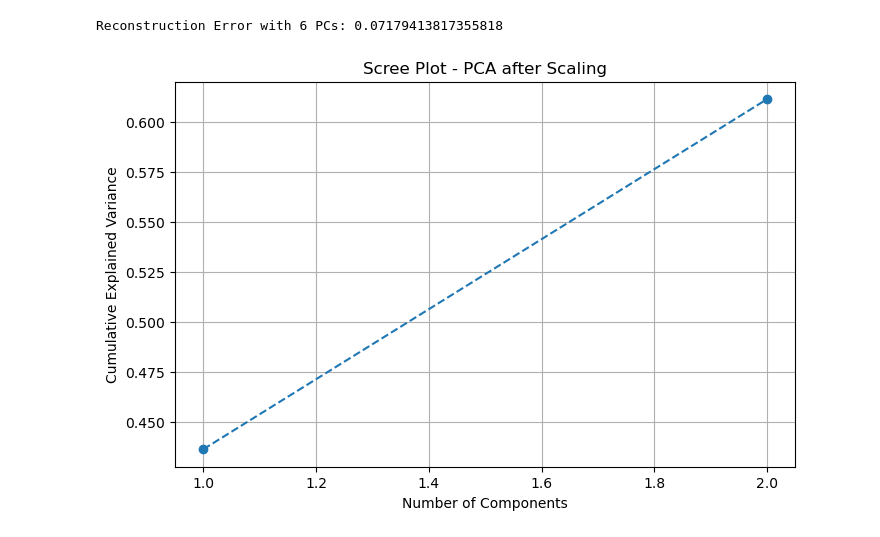
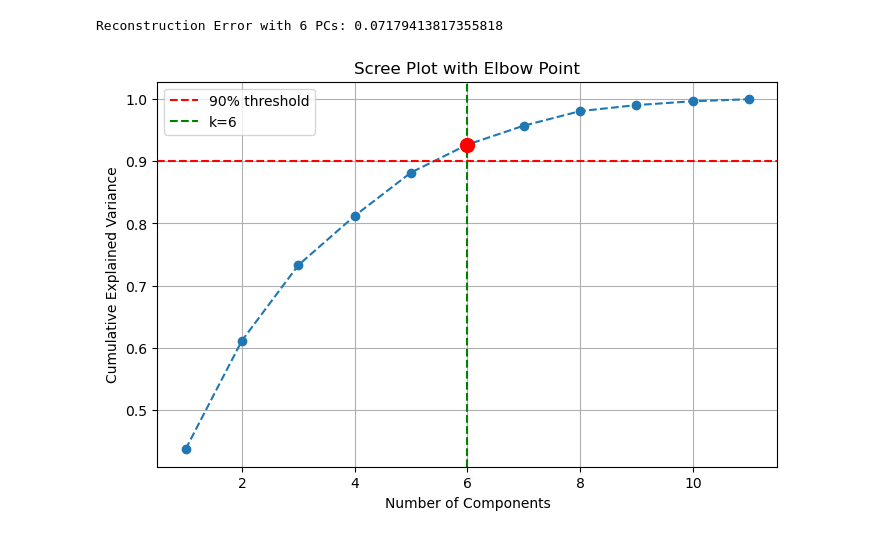
Before and after one commit to boomiikas/Wine-quality-PCA-in-ML, a Jupyter notebook: pca.ipynb, the cells around one changed output. Saved outputs shown, nothing was run; the diff lists cells and outputs as text; code cells hidden in the pictures.

```diff
--- a/pca.ipynb
+++ b/pca.ipynb
@@ -74,13 +86,21 @@ print(f"Reconstruction Error with {k} PCs:", reconstruction_error)
 # %% [output]
 Reconstruction Error with 6 PCs: 0.07179413817355818
 # %%
-cum_var = np.cumsum(pca.explained_variance_ratio_)
+pca_full = PCA()
+X_pca_full = pca_full.fit_transform(X_scaled)
+cum_var = np.cumsum(pca_full.explained_variance_ratio_)
+threshold = 0.90
+k = np.argmax(cum_var >= threshold) + 1
 plt.figure(figsize=(8,5))
 plt.plot(range(1, len(cum_var)+1), cum_var, marker='o', linestyle='--')
+plt.axhline(y=threshold, color='r', linestyle='--', label=f'{threshold*100:.0f}% threshold')
+plt.axvline(x=k, color='g', linestyle='--', label=f'k={k}')
+plt.scatter(k, cum_var[k-1], color='red', s=100, zorder=5)  # highlight elbow
 plt.xlabel("Number of Components")
 plt.ylabel("Cumulative Explained Variance")
-plt.title("Scree Plot - PCA after Scaling")
+plt.title("Scree Plot with Elbow Point")
+plt.legend()
 plt.grid(True)
 plt.show()
 # %% [output]
-[figure, old version]
+[figure, new version]
```
Also changed, not shown: parts of 3 cells of this notebook, 1 other file.
